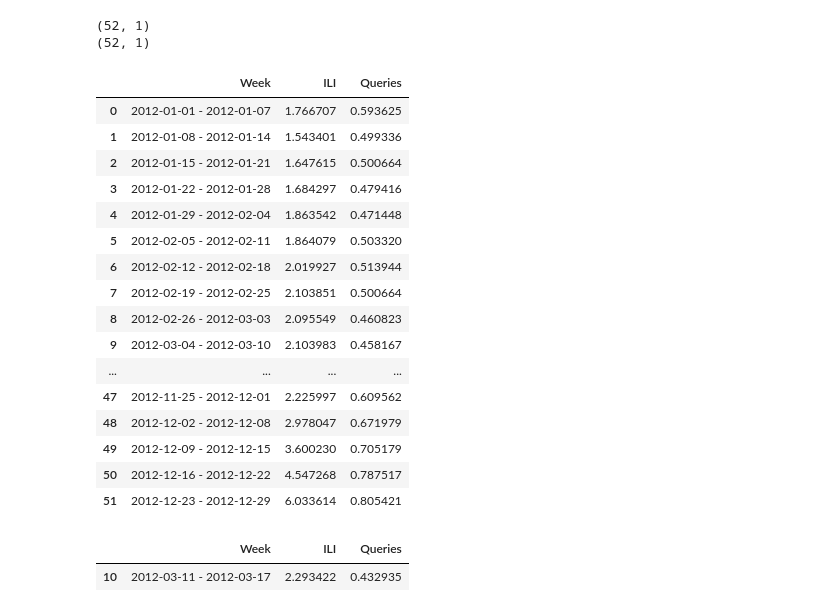
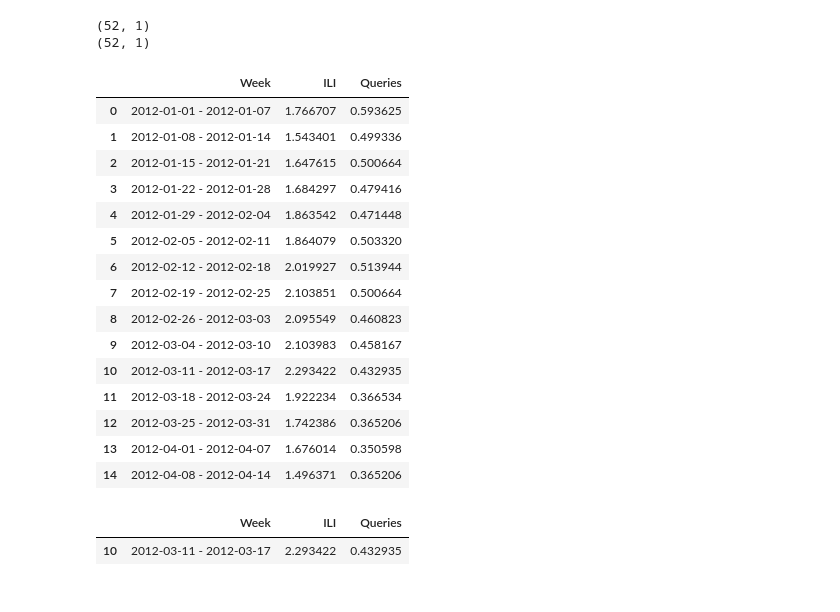
Before and after one commit to vimde/Linear-Regression, a Jupyter notebook: Detecting Flu Epidemics/Detect Flu.ipynb, the cells around one changed output. Drawn from its saved outputs; the diff is of its cells as text; code cells hidden in the pictures.

```diff
--- a/Detecting Flu Epidemics/Detect Flu.ipynb
+++ b/Detecting Flu Epidemics/Detect Flu.ipynb
@@ -213,25 +215,24 @@ print(y_test.shape)
 # %%
 predicted_values = np.exp(linear_regression.predict(X_test))
 # %%
-FluTest
+FluTest.head(15)
 # %% [output]
 |  | Week | ILI | Queries |
 | 0 | 2012-01-01 - 2012-01-07 | 1.766707 | 0.593625 |
 | 1 | 2012-01-08 - 2012-01-14 | 1.543401 | 0.499336 |
 | 2 | 2012-01-15 - 2012-01-21 | 1.647615 | 0.500664 |
 | 3 | 2012-01-22 - 2012-01-28 | 1.684297 | 0.479416 |
 | 4 | 2012-01-29 - 2012-02-04 | 1.863542 | 0.471448 |
 | 5 | 2012-02-05 - 2012-02-11 | 1.864079 | 0.503320 |
 | 6 | 2012-02-12 - 2012-02-18 | 2.019927 | 0.513944 |
 | 7 | 2012-02-19 - 2012-02-25 | 2.103851 | 0.500664 |
 | 8 | 2012-02-26 - 2012-03-03 | 2.095549 | 0.460823 |
 | 9 | 2012-03-04 - 2012-03-10 | 2.103983 | 0.458167 |
-| ... | ... | ... | ... |
-| 47 | 2012-11-25 - 2012-12-01 | 2.225997 | 0.609562 |
-| 48 | 2012-12-02 - 2012-12-08 | 2.978047 | 0.671979 |
-| 49 | 2012-12-09 - 2012-12-15 | 3.600230 | 0.705179 |
-| 50 | 2012-12-16 - 2012-12-22 | 4.547268 | 0.787517 |
-| 51 | 2012-12-23 - 2012-12-29 | 6.033614 | 0.805421 |
+| 10 | 2012-03-11 - 2012-03-17 | 2.293422 | 0.432935 |
+| 11 | 2012-03-18 - 2012-03-24 | 1.922234 | 0.366534 |
+| 12 | 2012-03-25 - 2012-03-31 | 1.742386 | 0.365206 |
+| 13 | 2012-04-01 - 2012-04-07 | 1.676014 | 0.350598 |
+| 14 | 2012-04-08 - 2012-04-14 | 1.496371 | 0.365206 |
 # %%
 FluTest.loc[FluTest['Week'] == '2012-03-11 - 2012-03-17']
 # %% [output]
```
Also changed, not shown: parts of 41 cells of this notebook.
